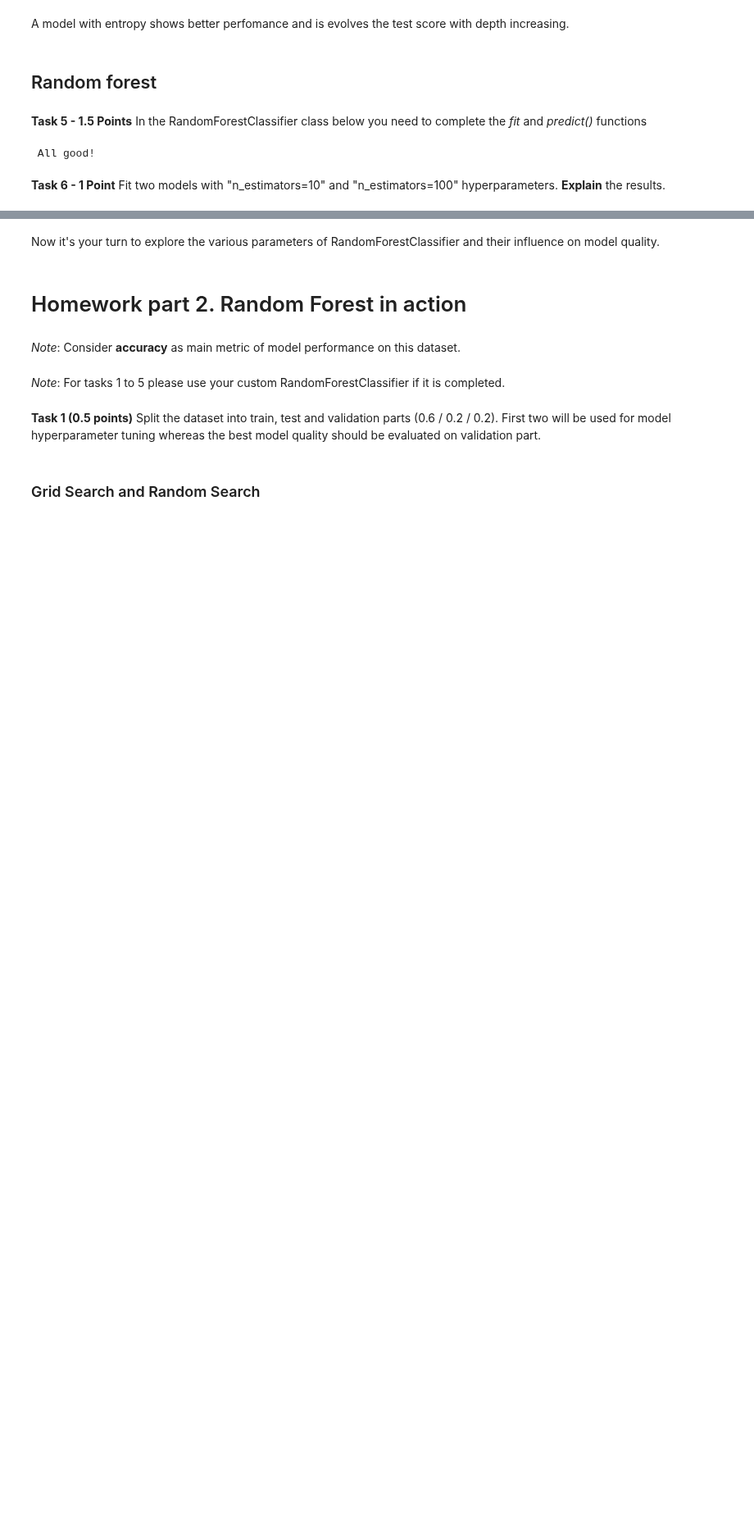
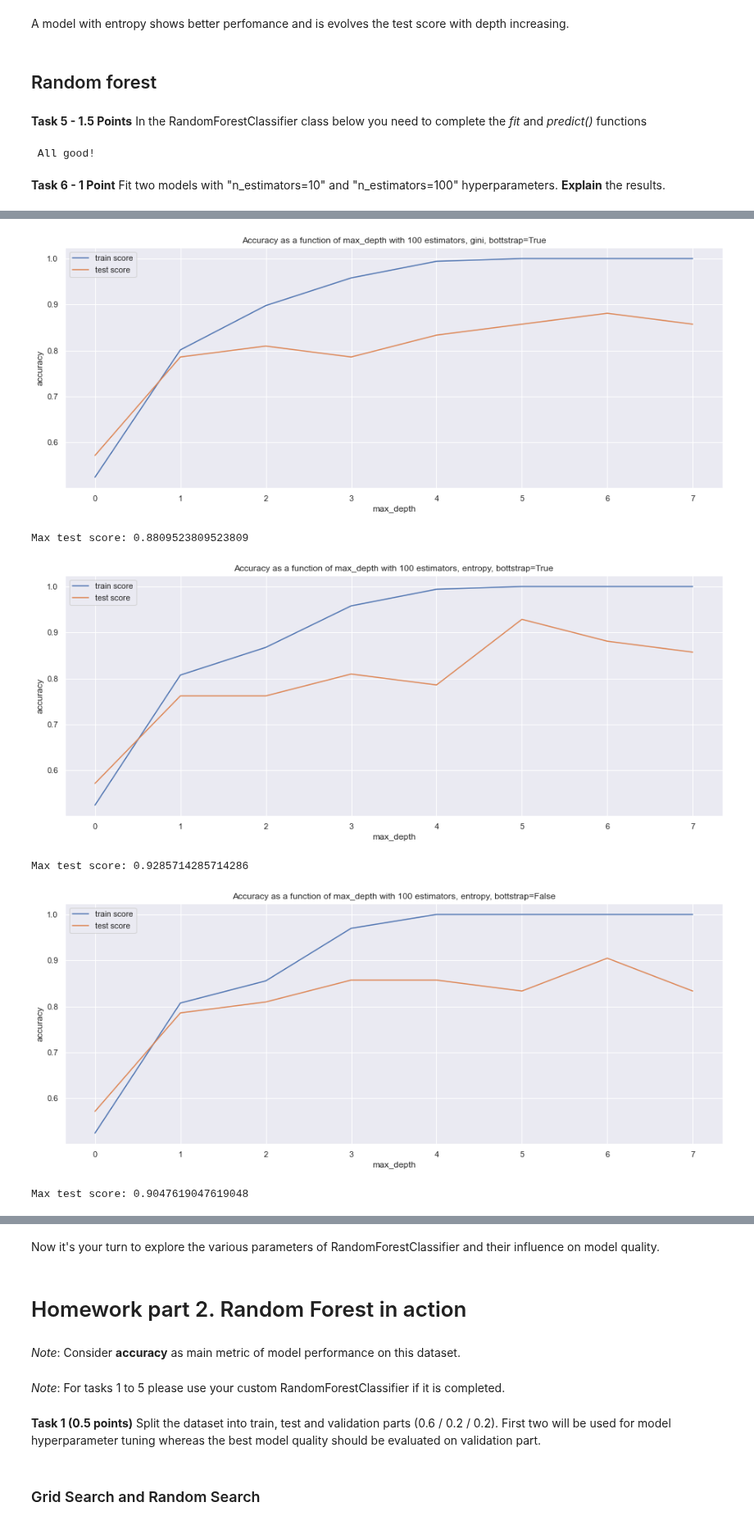
Before and after one commit to WioWio/ML-intro-Wio-2, a Jupyter notebook: rf_classifier.ipynb, the cells around one changed output, grey strips where cells are left out. Shown at 82% size. Cells and saved outputs as stored; diff of their text form; code cells hidden in the pictures; blank space fills up the shorter version.

```diff
--- a/rf_classifier.ipynb
+++ b/rf_classifier.ipynb
@@ -543,0 +609,11 @@ tests.test_random_forest(RandomForestClassifier)
+# %%
+plot_metrics_on_depths_2(n_estimators=100)
+plot_metrics_on_depths_2(n_estimators=100,criterion='entropy')
+plot_metrics_on_depths_2(n_estimators=100,criterion='entropy',bootstrap=False)
+# %% [output]
+[figure, added]
+Max test score: 0.8809523809523809
+[figure, added]
+Max test score: 0.9285714285714286
+[figure, added]
+Max test score: 0.9047619047619048
```
Also changed, not shown: parts of 14 cells of this notebook.
